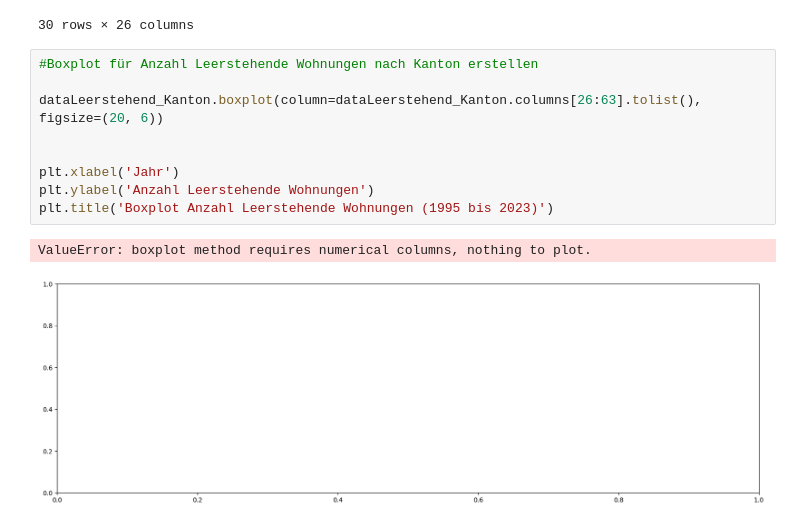
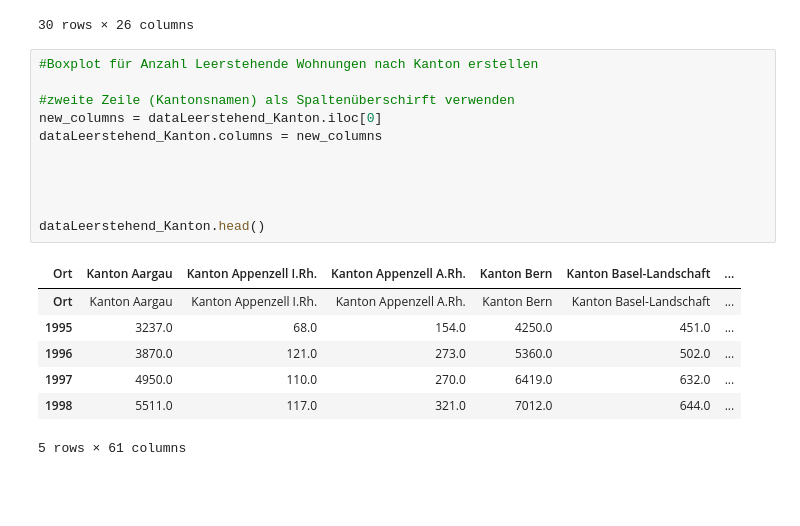
Before and after one commit to GRUPPE-BINA24/Datenspeicher, a Jupyter notebook: Kopie_von_Semesterarbeit_BINA.ipynb, the cells around one changed output. Saved outputs shown, nothing was run; the diff lists cells and outputs as text; blank space fills up the shorter version.

Commit message:
Versuch Boxplot nach Kanton

```diff
--- a/Kopie_von_Semesterarbeit_BINA.ipynb
+++ b/Kopie_von_Semesterarbeit_BINA.ipynb
@@ -183,15 +183,22 @@ dataLeerstehend_Kanton.drop(dataLeerstehend_Kanton.columns[26:63], axis=1)
 | 2022 | 5696.0 | 139.0 | 549.0 | 8633.0 | 1353.0 | 1328.0 | 2851.0 | 911.0 | 405.0 | 1089.0 | ... | ... |
 | 2023 | 4778.0 | 134.0 | 359.0 | 7817.0 | 1359.0 | 1229.0 | 2253.0 | 1041.0 | 294.0 | 1057.0 | ... | ... |
 30 rows × 26 columns
-# %%
-#Boxplot für Anzahl Leerstehende Wohnungen nach Kanton erstellen
-
-dataLeerstehend_Kanton.boxplot(column=dataLeerstehend_Kanton.columns[26:63].tolist(), figsize=(20, 6))
-
-
-plt.xlabel('Jahr')
-plt.ylabel('Anzahl Leerstehende Wohnungen')
-plt.title('Boxplot Anzahl Leerstehende Wohnungen (1995 bis 2023)')
-# %% [output]
-ValueError: boxplot method requires numerical columns, nothing to plot.
-[figure, removed]
+# %%
+#Boxplot für Anzahl Leerstehende Wohnungen nach Kanton erstellen
+
+#zweite Zeile (Kantonsnamen) als Spaltenüberschirft verwenden
+new_columns = dataLeerstehend_Kanton.iloc[0]
+dataLeerstehend_Kanton.columns = new_columns
+
+
+
+
+dataLeerstehend_Kanton.head()
+# %% [output]
+| Ort | Kanton Aargau | Kanton Appenzell I.Rh. | Kanton Appenzell A.Rh. | Kanton Bern | Kanton Basel-Landschaft | ... |
+| Ort | Kanton Aargau | Kanton Appenzell I.Rh. | Kanton Appenzell A.Rh. | Kanton Bern | Kanton Basel-Landschaft | ... |
+| 1995 | 3237.0 | 68.0 | 154.0 | 4250.0 | 451.0 | ... |
+| 1996 | 3870.0 | 121.0 | 273.0 | 5360.0 | 502.0 | ... |
+| 1997 | 4950.0 | 110.0 | 270.0 | 6419.0 | 632.0 | ... |
+| 1998 | 5511.0 | 117.0 | 321.0 | 7012.0 | 644.0 | ... |
+5 rows × 61 columns
```
